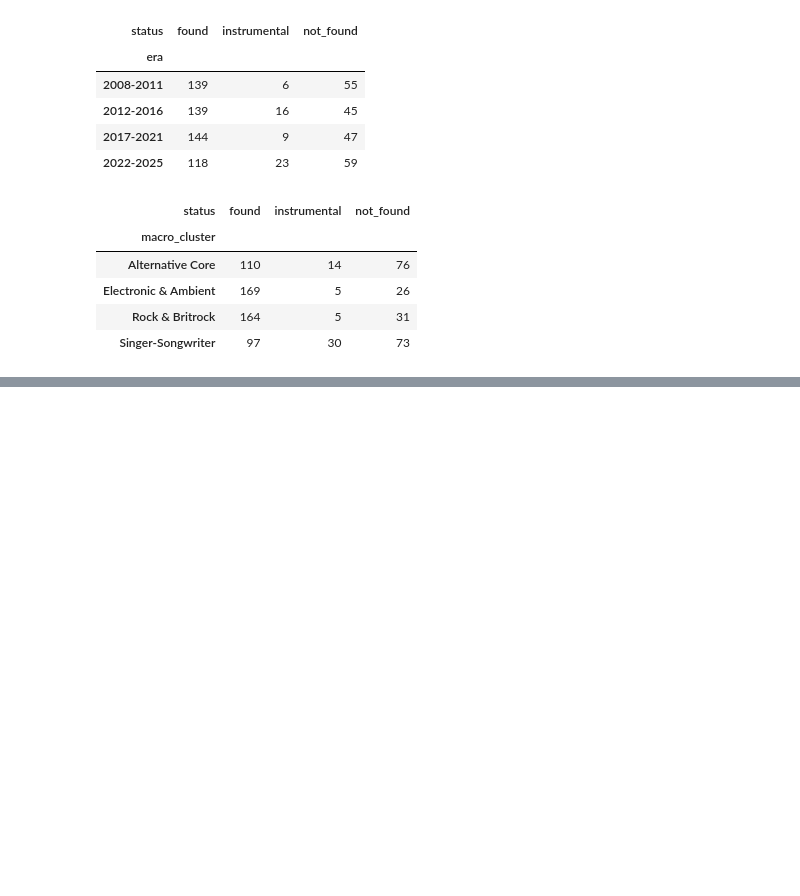
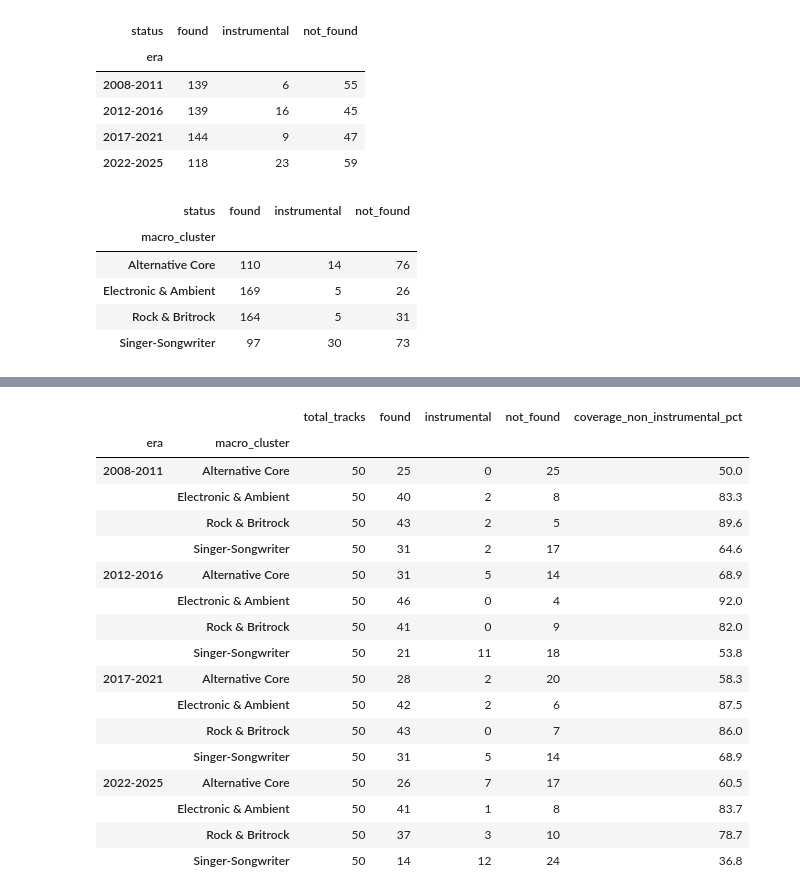
Before and after one commit to fredzell/music-mood-profiler, a Jupyter notebook: notebooks/08_lyrics_collection.ipynb, the cells around one changed output, grey strips where cells are left out. Drawn from its saved outputs; the diff is of its cells as text; code cells hidden in the pictures; blank space fills up the shorter version.

```diff
--- a/notebooks/08_lyrics_collection.ipynb
+++ b/notebooks/08_lyrics_collection.ipynb
@@ -721,0 +807,38 @@ sample_results_df.groupby(
+# %%
+era_macro_coverage = (
+    sample_results_df
+    .groupby(["era", "macro_cluster"])
+    .agg(
+        total_tracks=("status", "size"),
+        found=("status", lambda x: (x == "found").sum()),
+        instrumental=("status", lambda x: (x == "instrumental").sum()),
+        not_found=("status", lambda x: (x == "not_found").sum())
+    )
+)
+
+era_macro_coverage["coverage_non_instrumental_pct"] = (
+    era_macro_coverage["found"]
+    / (era_macro_coverage["total_tracks"] - era_macro_coverage["instrumental"])
+    * 100
+).round(1)
+
+era_macro_coverage
+# %% [output]
+|  |  | total_tracks | found | instrumental | not_found | coverage_non_instrumental_pct |
+| era | macro_cluster |  |  |  |  |  |
+| 2008-2011 | Alternative Core | 50 | 25 | 0 | 25 | 50.0 |
+|  | Electronic & Ambient | 50 | 40 | 2 | 8 | 83.3 |
+|  | Rock & Britrock | 50 | 43 | 2 | 5 | 89.6 |
+|  | Singer-Songwriter | 50 | 31 | 2 | 17 | 64.6 |
+| 2012-2016 | Alternative Core | 50 | 31 | 5 | 14 | 68.9 |
+|  | Electronic & Ambient | 50 | 46 | 0 | 4 | 92.0 |
+|  | Rock & Britrock | 50 | 41 | 0 | 9 | 82.0 |
+|  | Singer-Songwriter | 50 | 21 | 11 | 18 | 53.8 |
+| 2017-2021 | Alternative Core | 50 | 28 | 2 | 20 | 58.3 |
+|  | Electronic & Ambient | 50 | 42 | 2 | 6 | 87.5 |
+|  | Rock & Britrock | 50 | 43 | 0 | 7 | 86.0 |
+|  | Singer-Songwriter | 50 | 31 | 5 | 14 | 68.9 |
+| 2022-2025 | Alternative Core | 50 | 26 | 7 | 17 | 60.5 |
+|  | Electronic & Ambient | 50 | 41 | 1 | 8 | 83.7 |
+|  | Rock & Britrock | 50 | 37 | 3 | 10 | 78.7 |
+|  | Singer-Songwriter | 50 | 14 | 12 | 24 | 36.8 |
```
Also changed, not shown: parts of 20 cells of this notebook.
